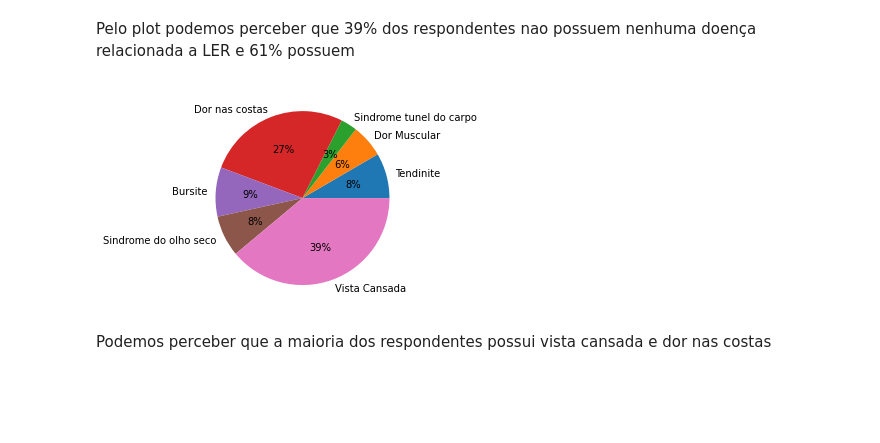
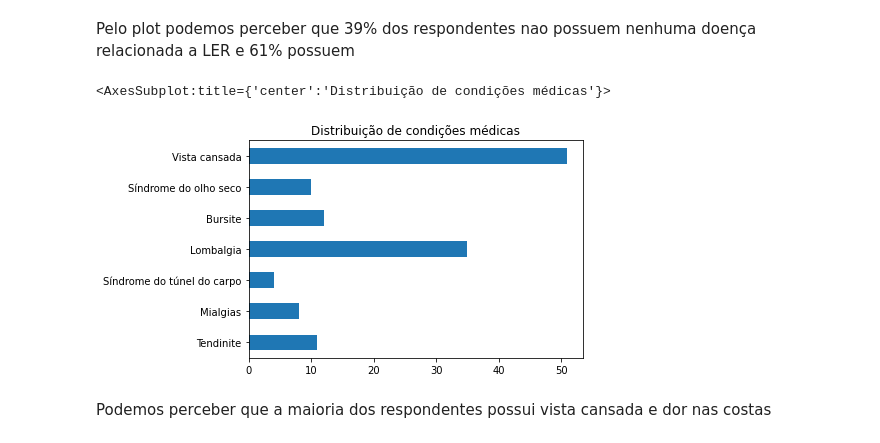
Before and after one commit to AntonioNtV/MC-data, a Jupyter notebook: main.ipynb, the cells around one changed output. Drawn from its saved outputs; the diff is of its cells as text; code cells hidden in the pictures; blank space fills up the shorter version.

Commit message:
feat: bar plot

```diff
--- a/main.ipynb
+++ b/main.ipynb
@@ -67,11 +67,21 @@ plt.show()
 # %% [markdown]
 Pelo plot podemos perceber que 39% dos respondentes nao possuem nenhuma doença relacionada a LER e 61% possuem
 # %%
-all_diseases = parsed_data[['has_tendinitis', 'has_muscle_aches', 'has_carpal_tunnel_syndrome', 'has_backache', 'has_bursitis', 'has_dry_eye_syndrome', 'has_eyestrain']].sum()
-plt.pie(all_diseases, labels = ['Tendinite', 'Dor Muscular', 'Sindrome tunel do carpo', 'Dor nas costas', 'Bursite', 'Sindrome do olho seco', 'Vista Cansada'],autopct = '%0.0f%%')
-plt.show()
+all_diseases = parsed_data[['has_tendinitis', 'has_muscle_aches', 'has_carpal_tunnel_syndrome', 'has_backache', 'has_bursitis', 'has_dry_eye_syndrome', 'has_eyestrain']].rename(columns={
+    "has_tendinitis": "Tendinite",
+    "has_muscle_aches": "Mialgias",
+    "has_carpal_tunnel_syndrome": "Síndrome do túnel do carpo",
+    "has_backache": "Lombalgia",
+    "has_bursitis": "Bursite",
+    "has_dry_eye_syndrome": "Síndrome do olho seco",
+    "has_eyestrain": "Vista cansada"
+}).sum()
+#plt.pie(all_diseases, labels = ['Tendinite', 'Dor Muscular', 'Sindrome tunel do carpo', 'Dor nas costas', 'Bursite', 'Sindrome do olho seco', 'Vista Cansada'], autopct = '%0.0f%%')
+
+all_diseases.plot.barh(title="Distribuição de condições médicas")
 # %% [output]
+<AxesSubplot:title={'center':'Distribuição de condições médicas'}>
-[figure, old version]
+[figure, new version]
 # %% [markdown]
 Podemos perceber que a maioria dos respondentes possui vista cansada e dor nas costas
 # %% [markdown]
```
Also changed, not shown: parts of 1 cell of this notebook.
